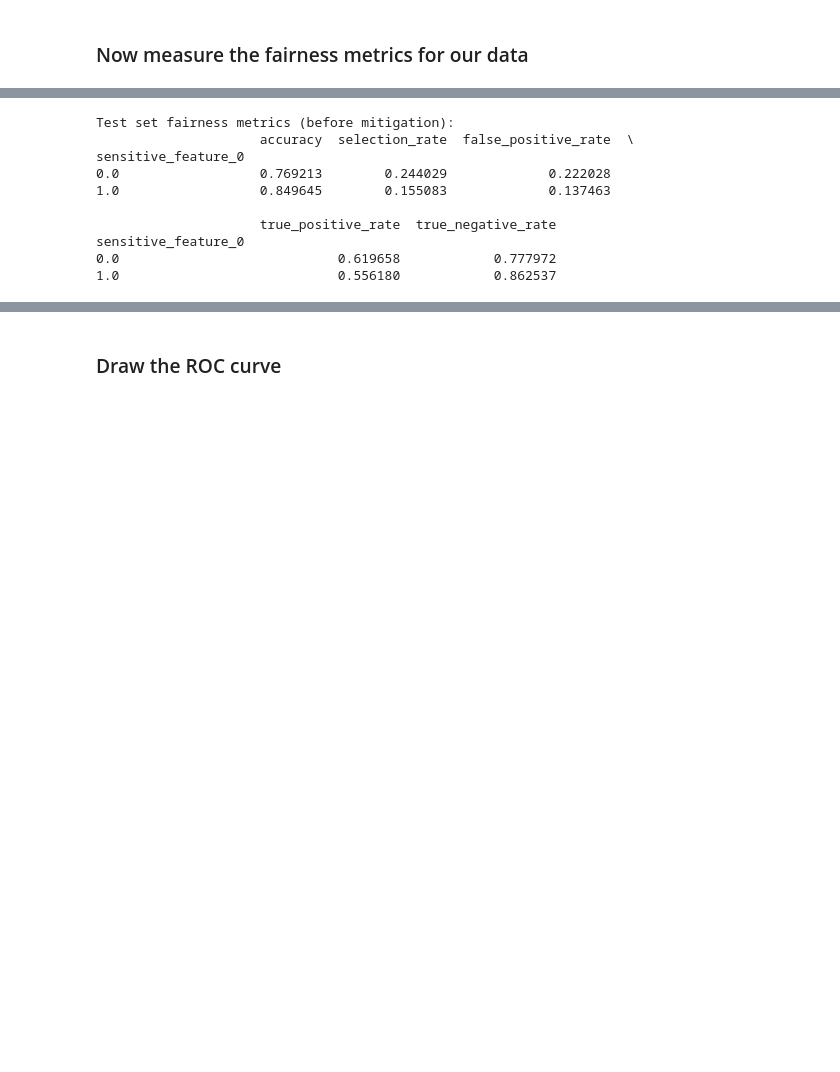
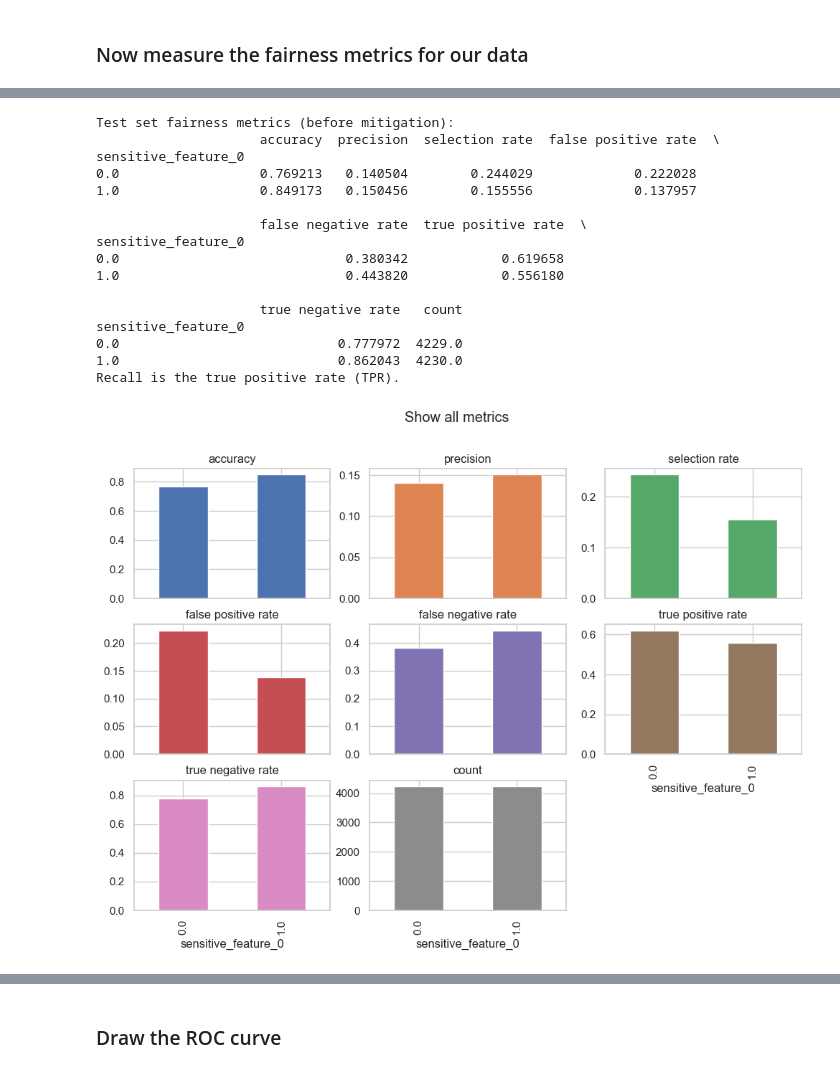
Before and after one commit to s224202/project1, a Jupyter notebook: exercise.ipynb, the cells around one changed output, grey strips where cells are left out. Saved outputs shown, nothing was run; the diff lists cells and outputs as text; code cells hidden in the pictures; blank space fills up the shorter version.

```diff
--- a/exercise.ipynb
+++ b/exercise.ipynb
@@ -276,23 +284,50 @@ Hint: The documentation page of [MetricFrame](https://fairlearn.org/main/api_ref
 # %% [markdown]
 ![](./support4notebook/exercise.jpg)
 # %%
-mf = MetricFrame(metrics={'accuracy': accuracy_score,
-                            ... #TODO
+mf = MetricFrame(metrics={"accuracy": accuracy_score,
+                        "precision": precision_score,
+                        "selection rate": selection_rate,
+                        "false positive rate": false_positive_rate,
+                        "false negative rate": false_negative_rate,
+                        "true positive rate": true_positive_rate,
+                        "true negative rate": true_negative_rate,
+                        "count": count
                          },
                  y_true=test_lab,
                  y_pred=test_pred,
                  sensitive_features=test_a)
 
+
+
+
 print("Test set fairness metrics (before mitigation):")
 print(mf.by_group)
+
+
+mf.by_group.plot.bar(
+    subplots=True,
+    layout=[3, 3],
+    legend=False,
+    figsize=[12, 8],
+    title="Show all metrics",
+)
+
+print("Recall is the true positive rate (TPR).")
 # %% [output]
 Test set fairness metrics (before mitigation):
-                     accuracy  selection_rate  false_positive_rate  \
+                     accuracy  precision  selection rate  false positive rate  \
 sensitive_feature_0
-0.0                  0.769213        0.244029             0.222028
-1.0                  0.849645        0.155083             0.137463
+0.0                  0.769213   0.140504        0.244029             0.222028
+1.0                  0.849173   0.150456        0.155556             0.137957
 
-                     true_positive_rate  true_negative_rate
+                     false negative rate  true positive rate  \
 sensitive_feature_0
-0.0                            0.619658            0.777972
-1.0                            0.556180            0.862537
+0.0                             0.380342            0.619658
+1.0                             0.443820            0.556180
+
+                     true negative rate   count
+sensitive_feature_0
+0.0                            0.777972  4229.0
+1.0                            0.862043  4230.0
+Recall is the true positive rate (TPR).
+[figure, added]
```
Also changed, not shown: parts of 13 cells of this notebook.
